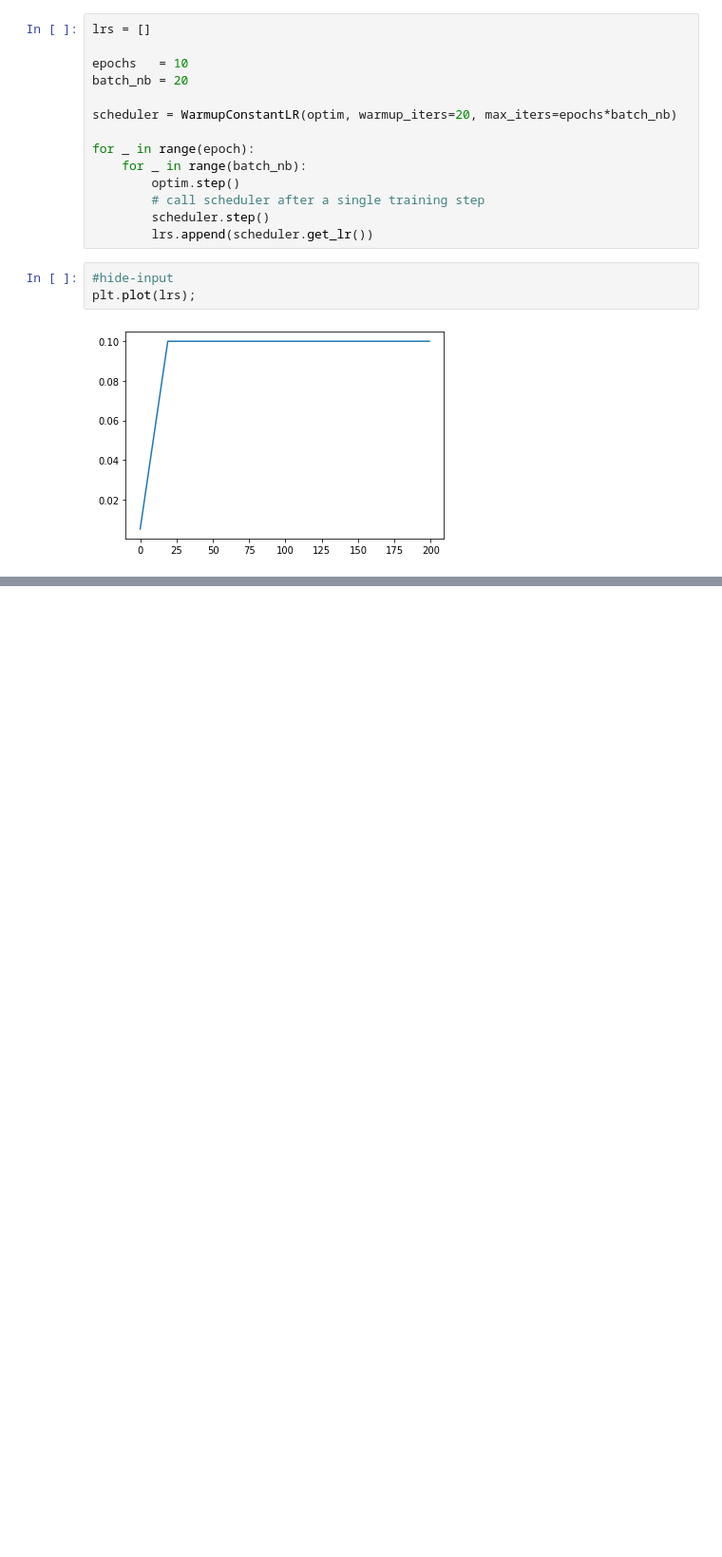
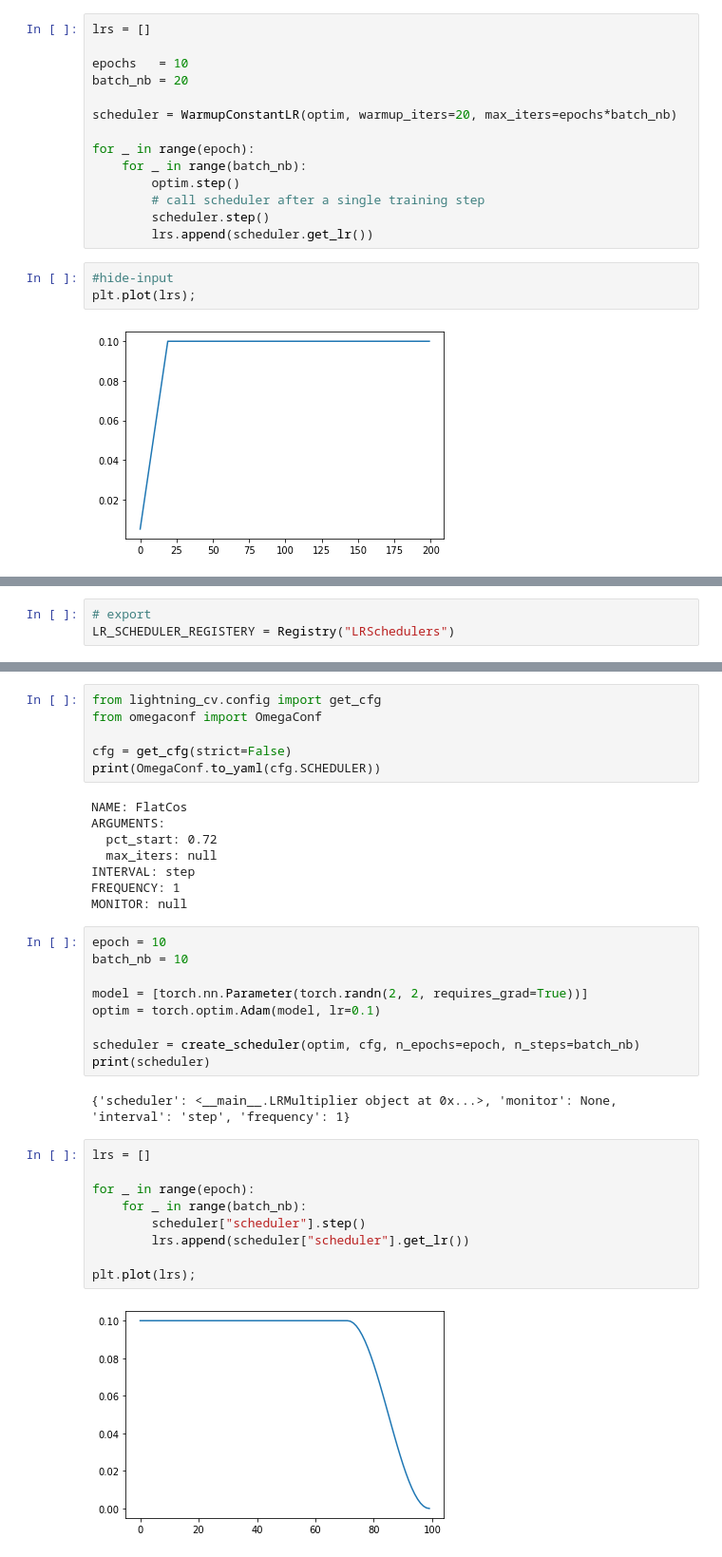
Before and after one commit to benihime91/lightning_cv, a Jupyter notebook: nbs/00d_core.schedules.ipynb, the cells around one changed output, grey strips where cells are left out. Shown at 95% size. Cells and saved outputs as stored; diff of their text form; blank space fills up the shorter version.

Commit message:
Added : optim/scheduler builders and registery

```diff
--- a/nbs/00d_core.schedules.ipynb
+++ b/nbs/00d_core.schedules.ipynb
@@ -306,0 +316,3 @@ plt.plot(lrs);
+# %%
+# export
+LR_SCHEDULER_REGISTERY = Registry("LRSchedulers")
@@ -306,0 +399,36 @@ plt.plot(lrs);
+# %%
+from lightning_cv.config import get_cfg
+from omegaconf import OmegaConf
+
+cfg = get_cfg(strict=False)
+print(OmegaConf.to_yaml(cfg.SCHEDULER))
+# %% [output]
+NAME: FlatCos
+ARGUMENTS:
+  pct_start: 0.72
+  max_iters: null
+INTERVAL: step
+FREQUENCY: 1
+MONITOR: null
+# %%
+epoch = 10
+batch_nb = 10
+
+model = [torch.nn.Parameter(torch.randn(2, 2, requires_grad=True))]
+optim = torch.optim.Adam(model, lr=0.1)
+
+scheduler = create_scheduler(optim, cfg, n_epochs=epoch, n_steps=batch_nb)
+print(scheduler)
+# %% [output]
+{'scheduler': <__main__.LRMultiplier object at 0x...>, 'monitor': None, 'interval': 'step', 'frequency': 1}
+# %%
+lrs = []
+
+for _ in range(epoch):
+    for _ in range(batch_nb):
+        scheduler["scheduler"].step()
+        lrs.append(scheduler["scheduler"].get_lr())
+
+plt.plot(lrs);
+# %% [output]
+[figure, added]
```
Also changed, not shown: parts of 11 cells of this notebook, 9 other files.
